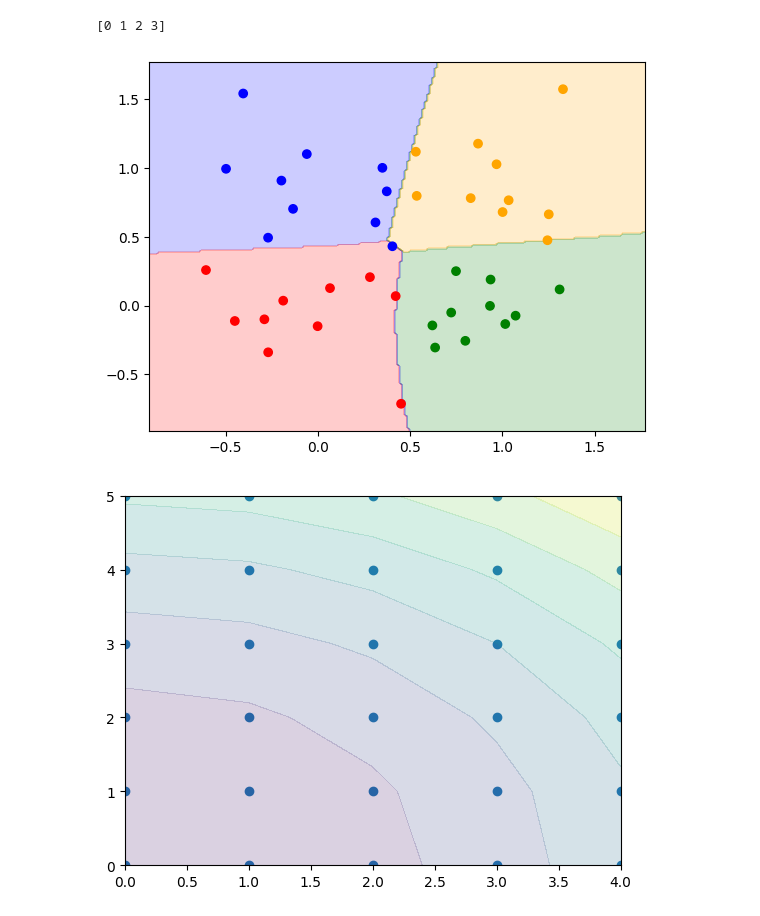
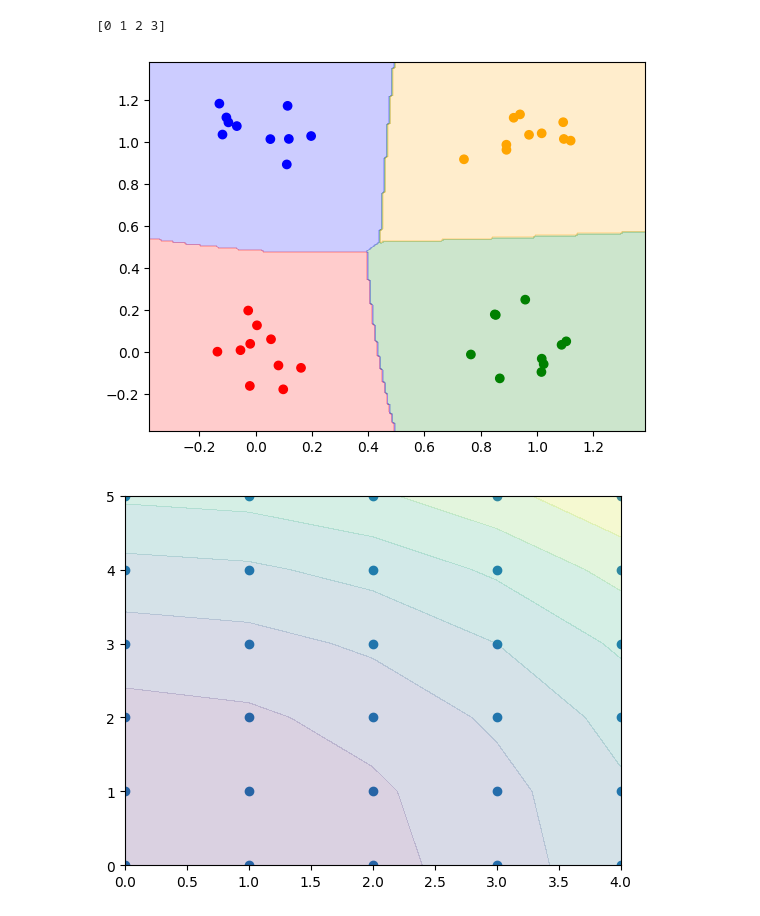
Before and after one commit to 4nands/L20251022, a Jupyter notebook: L20251106.ipynb, the cells around one changed output. Cells and saved outputs as stored; diff of their text form; code cells hidden in the pictures.

```diff
--- a/L20251106.ipynb
+++ b/L20251106.ipynb
@@ -145,42 +145,42 @@ def dataset(x,y,size=10,scale=0.1):
 x = np.array([[0,0],[0,1],[1,0],[1,1]])
 y = np.array([0,1,2,3])
 
-x_noise,y_noise = dataset(x,y,size=10,scale=0.3)
+x_noise,y_noise = dataset(x,y,size=10,scale=0.1)
 
 y = onehot(y)
 
 d_in = x.shape[1]
 d_h = 50*d_in
 d_out = y.shape[1]
 
 model = MLP(d_in,d_h,d_out)
 out = model(x)
-loss = model.fit(x,y,epochs=2000,lr=0.1)
+loss = model.fit(x_noise,y_noise,epochs=200,lr=0.1)
 pred = model.pred(x)
 print(pred)
 
 
 colors=['red','blue','green','orange']
 
 x_min = x_noise.min()-0.2
 x_max = x_noise.max()+0.2
 
 resolution = 200
 x1 = np.linspace(x_min,x_max,resolution)
 x2 = np.linspace(x_min,x_max,resolution)
 xx1,xx2 = np.meshgrid(x1,x2)
 xx = np.array([xx1.flatten(),xx2.flatten()]).T
 z = model.pred(xx).reshape(xx1.shape)
 cmap = ListedColormap(colors[:y.shape[1]])
 plt.contourf(xx1,xx2,z,alpha=0.2,cmap=cmap)
 
 
 c = [colors[i] for i in np.argmax(y_noise,axis=1)]
 plt.scatter(x_noise[:,0],x_noise[:,1],c=c)
 plt.show()
 # %% [output]
 [0 1 2 3]
-[figure, old version]
+[figure, new version]
 # %%
 import numpy as np
 import matplotlib.pyplot as plt
```
